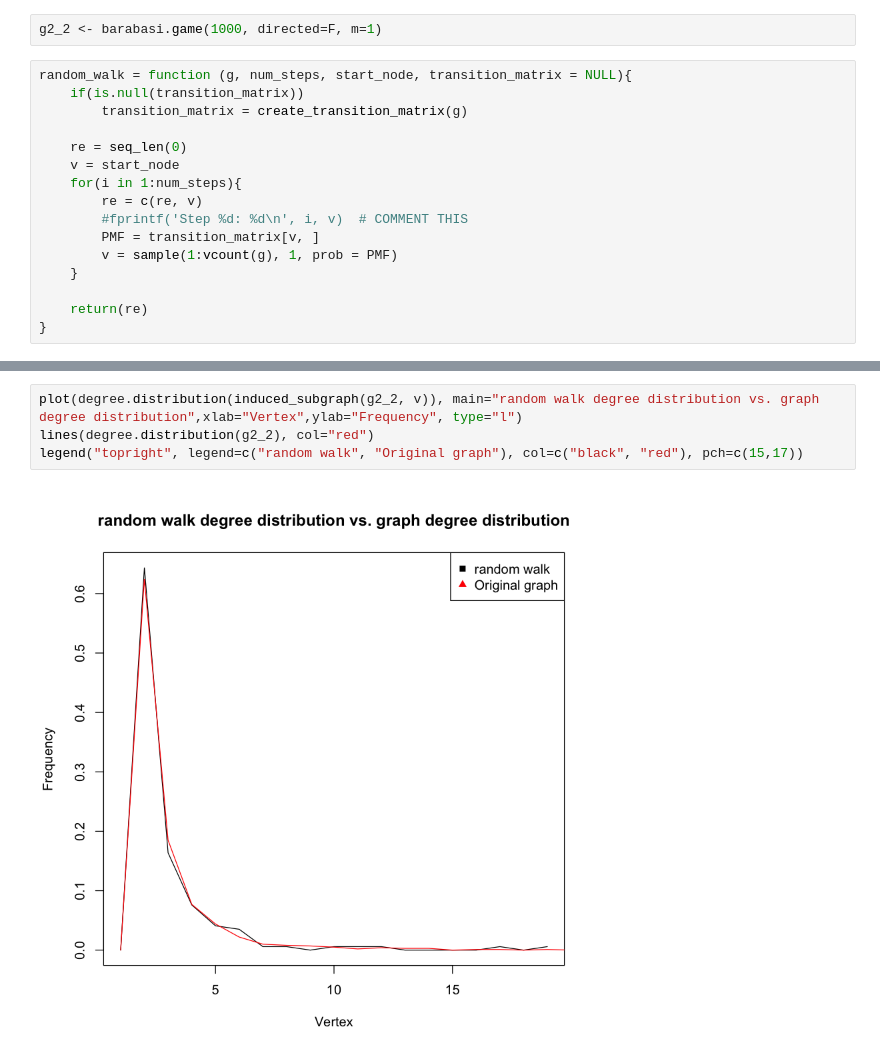
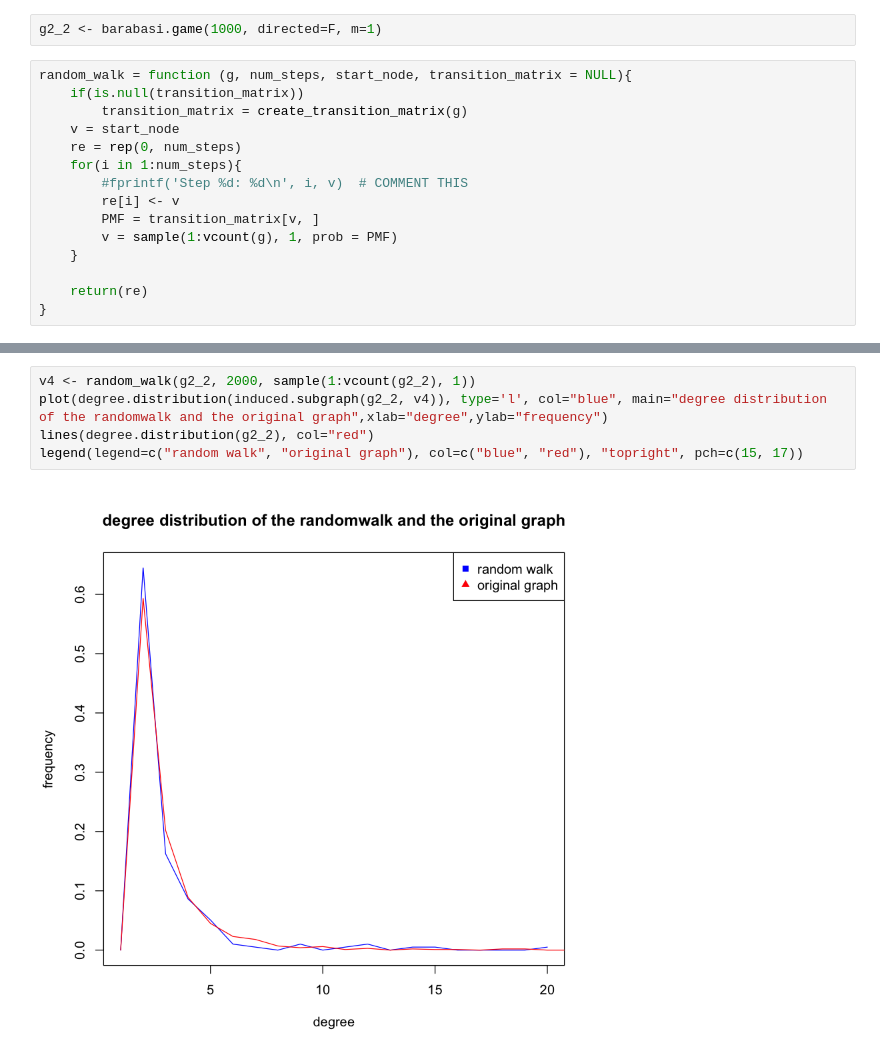
Before and after one commit to wanghran/ECE232_Graph, a Jupyter notebook: Part2_problem2.ipynb, the cells around one changed output, grey strips where cells are left out. Saved outputs shown, nothing was run; the diff lists cells and outputs as text.

```diff
--- a/Part2_problem2.ipynb
+++ b/Part2_problem2.ipynb
@@ -23,12 +24,11 @@ g2_2 <- barabasi.game(1000, directed=F, m=1)
 random_walk = function (g, num_steps, start_node, transition_matrix = NULL){
     if(is.null(transition_matrix))
         transition_matrix = create_transition_matrix(g)
-
-    re = seq_len(0)
     v = start_node
+    re = rep(0, num_steps)
     for(i in 1:num_steps){
-        re = c(re, v)
         #fprintf('Step %d: %d\n', i, v)  # COMMENT THIS
+        re[i] <- v
         PMF = transition_matrix[v, ]
         v = sample(1:vcount(g), 1, prob = PMF)
     }
@@ -64,6 +54,7 @@ dis_2[1:5]
 # %%
-plot(degree.distribution(induced_subgraph(g2_2, v)), main="random walk degree distribution vs. graph degree distribution",xlab="Vertex",ylab="Frequency", type="l")
+v4 <- random_walk(g2_2, 2000, sample(1:vcount(g2_2), 1))
+plot(degree.distribution(induced.subgraph(g2_2, v4)), type='l', col="blue", main="degree distribution of the randomwalk and the original graph",xlab="degree",ylab="frequency")
 lines(degree.distribution(g2_2), col="red")
-legend("topright", legend=c("random walk", "Original graph"), col=c("black", "red"), pch=c(15,17))
+legend(legend=c("random walk", "original graph"), col=c("blue", "red"), "topright", pch=c(15, 17))
 # %% [output]
-[figure, old version]
+[figure, new version]
```
Also changed, not shown: parts of 9 cells of this notebook.
